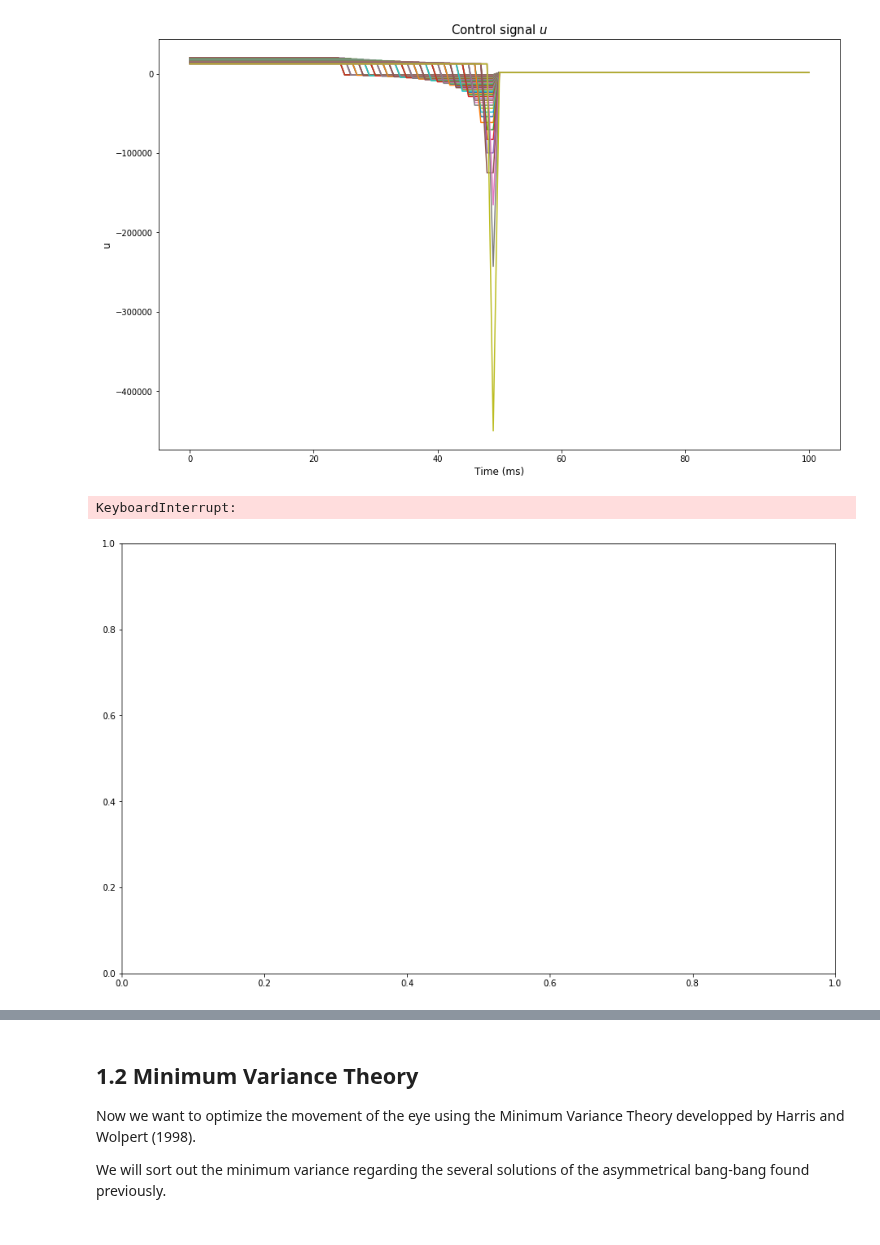
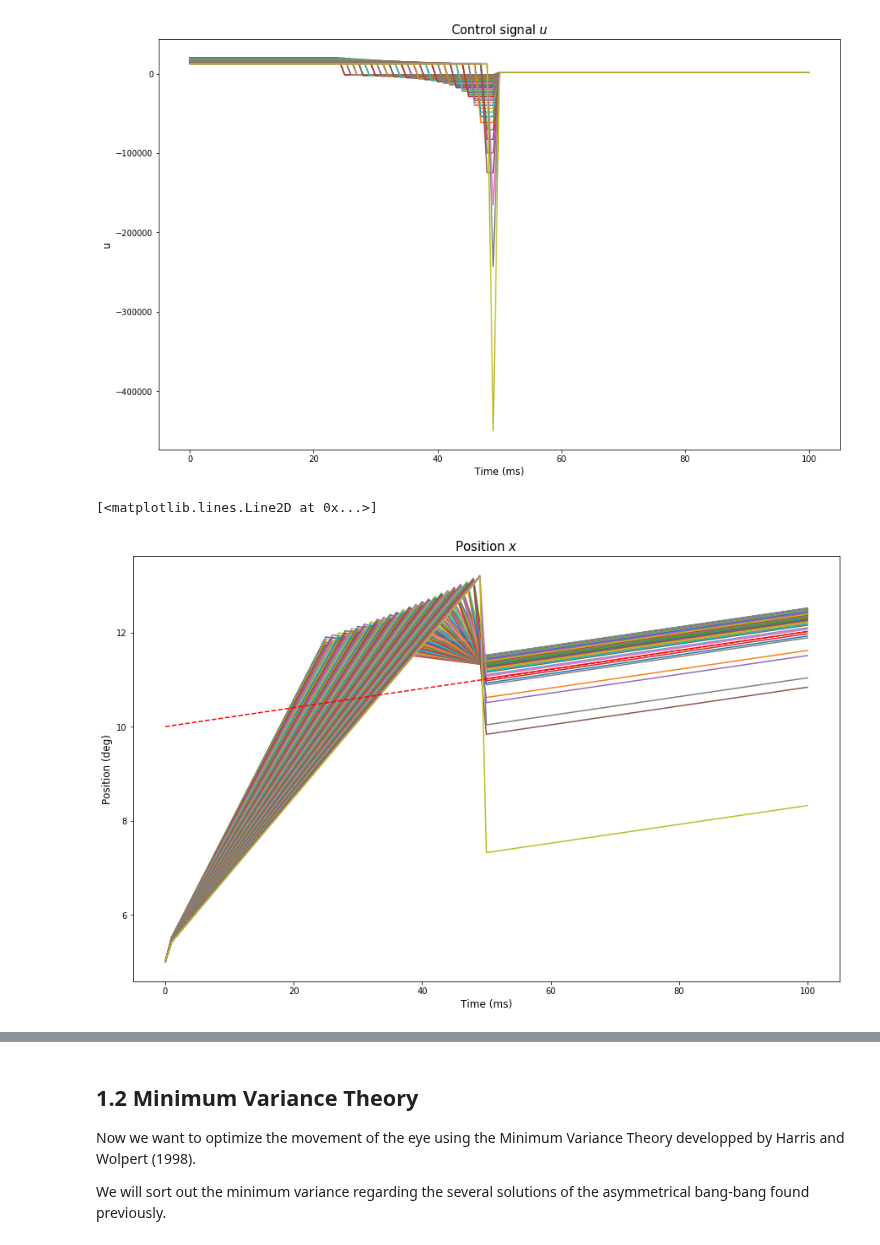
Before and after one commit to AnaideT/OptimalPrecision, a Jupyter notebook: HarrisWolpertandPursuit/B. Minimum Variance Theory (asymmetrical bang-bang solution).ipynb, the cells around one changed output, grey strips where cells are left out. Saved outputs shown, nothing was run; the diff lists cells and outputs as text; code cells hidden in the pictures.

```diff
--- a/HarrisWolpertandPursuit/B. Minimum Variance Theory (asymmetrical bang-bang solution).ipynb
+++ b/HarrisWolpertandPursuit/B. Minimum Variance Theory (asymmetrical bang-bang solution).ipynb
@@ -51,6 +51,21 @@ from HarrisWolpertandPursuit import *
 BB = BangBang()
 MVC = MinimumVarianceControl()
 
-#print(MVC.position())
-print(MVC.array_A())
+#pow_fast = MVC.pow_fast(array_A, MVC.T()+MVC.R())
+#ci0 = MVC.ci0_array(pow_fast)
+#ci1 = MVC.ci1_array(pow_fast)
+#ci_array = MVC.ci_array(ci0, ci1)
+U = MVC.U()
+print(U)
+#for i in range(MVC.n_rho-1):
+#    for j in range():
+#        U_n_rho = U[i,:]
+#print(U_n_rho)
+#expectation = MVC.expectation(pow_fast, U_n_rho, MVC.T()+MVC.R()+1, ci_array)
+#print(expectation)
+
+pow_fast = np.zeros([])
+print(pow_fast)
+for j in range(MVC.T()+MVC.R()+1):
+    pow_fast[j] = MVC.pow_fast(j)
 # %% [output]
@@ -58,0 +100,6 @@ print(MVC.array_A())
+# %%
+for i in range(MVC.n_rho-1):
+    for j in np.arange(MVC.T()+MVC.R()+1):
+        #ci0 = MVC.ci0_array()
+        #ci1 = MVC.ci1_array()
+        ci_array = MVC.ci_array(i)
@@ -58,0 +108,10 @@ print(MVC.array_A())
+# %%
+position = np.zeros((MVC.n_rho-1, MVC.T()+MVC.R()+1))
+velocity = np.zeros((MVC.n_rho-1, MVC.T()+MVC.R()+1))
+
+for i in np.arange(MVC.n_rho-1):
+    for j in np.arange(MVC.T()+MVC.R()+1):
+        mean = MVC.expectation(pow_fast, ci_array, U[i,:], j)
+        position[i,j] = mean[0]
+        velocity[i,j] = mean[1]
+print(position)
@@ -60,7 +133,7 @@ print(MVC.array_A())
 fig_width = 15
 fig, ax = plt.subplots(1, 1, figsize=(fig_width, fig_width/1.618))
 for i in range(MVC.n_rho-1):
-    ax.plot(MVC.time_ms(), MVC.U()[i,:])
+    ax.plot(MVC.time_ms(), U[i,:])
 
 #print(u[i,:])
 #print(len(u[i,:]))
@@ -74,17 +147,19 @@ Text(0,0.5,'u')
 # %%
 fig_width = 15
 fig, ax = plt.subplots(1, 1, figsize=(fig_width, fig_width/1.618))
+
 for i in range(MVC.n_rho-1):
-    ax.plot(MVC.time_ms(), MVC.position()[i,:])
+    #ax.plot(MVC.time_ms(), MVC.position(ci_array)[i,:])
+    ax.plot(MVC.time_ms(), position[i,:])
 
 ax.set_title('Position $x$', fontsize = 15)
 ax.set_xlabel('Time (ms)', fontsize=12)
 ax.set_ylabel('Position (deg)', fontsize=12)
 
 ax.plot([0, (MVC.t_T+MVC.t_R)*1000], [MVC.xT, MVC.xT+MVC.v0*(MVC.T()+MVC.R()+1)*MVC.dt],'r--')
 # %% [output]
-KeyboardInterrupt:
+[<matplotlib.lines.Line2D at 0x...>]
-[figure, old version]
+[figure, new version]
 # %%
 fig_width = 15
 fig, ax = plt.subplots(1, 1, figsize=(fig_width, fig_width/1.618))
```
Also changed, not shown: parts of 5 cells of this notebook, 10 other files.
